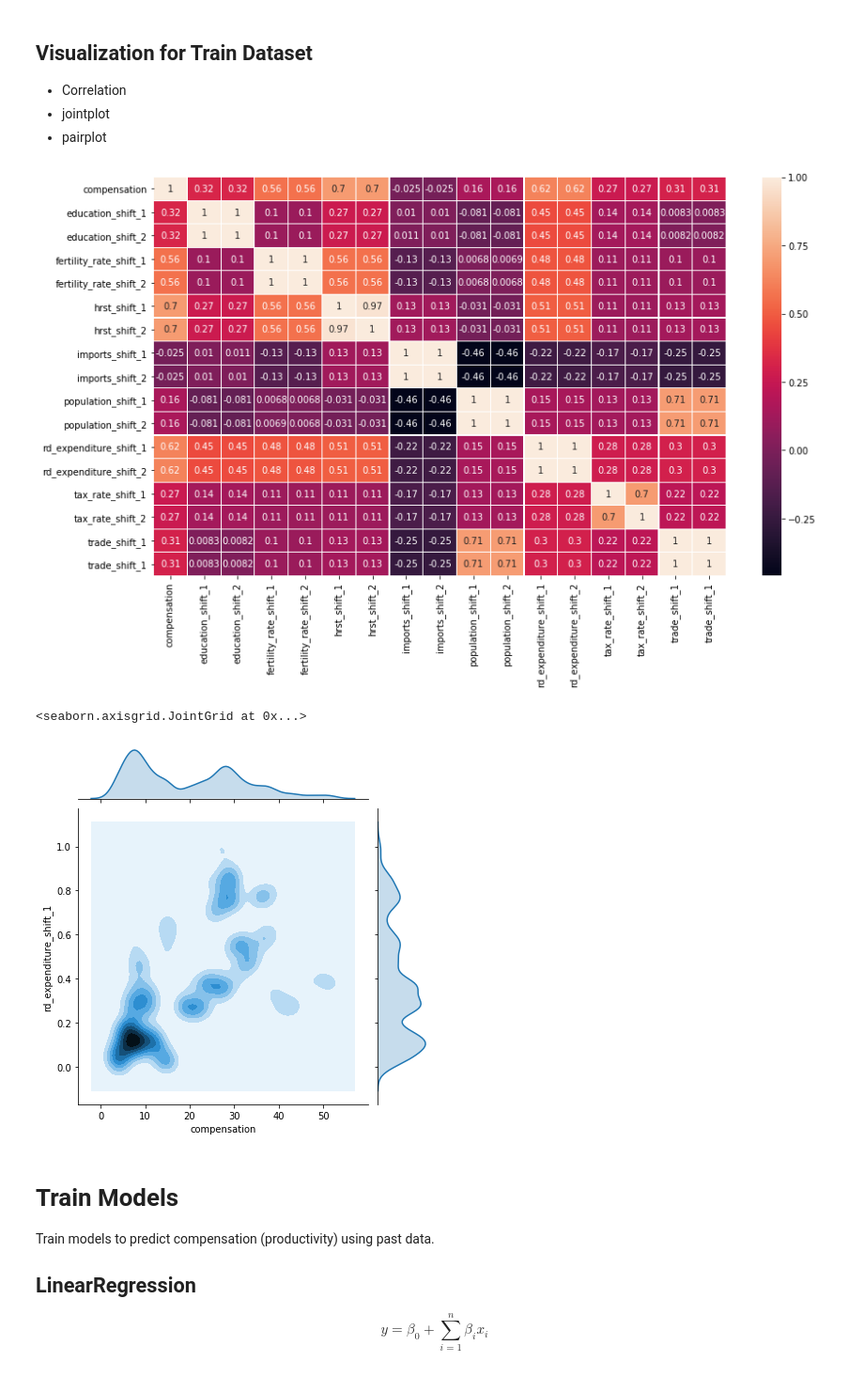
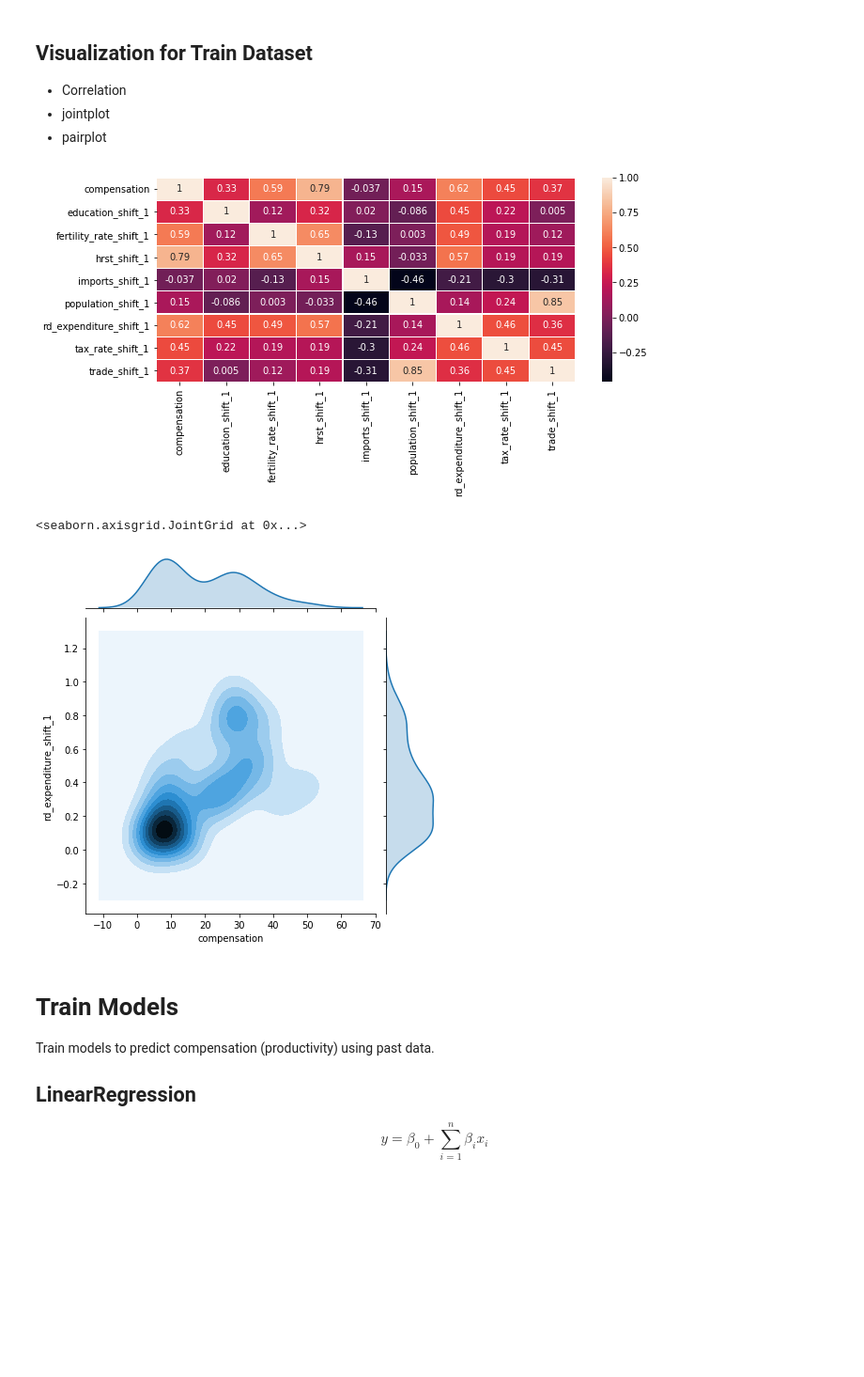
Before and after one commit to ADS-Group-15/eu-productivity-modeling, a Jupyter notebook: notebooks/models.ipynb, the cells around one changed output. Shown: that part at 94% size. Saved outputs shown, nothing was run; the diff lists cells and outputs as text; code cells hidden in the pictures; blank space fills up the shorter version.

```diff
--- a/notebooks/models.ipynb
+++ b/notebooks/models.ipynb
@@ -65,11 +65,11 @@ df.head()
 # %% [markdown]
 ## Add Aggregation Features
 # %%
-agg_params = {}
-for feature in features:
-    for shift in shift_range:
-        agg_params[f'{feature}_shift_{shift}_mean'] = (f'{feature}_shift_{shift}', 'mean')
+# agg_params = {}
+# for feature in features:
+#     for shift in shift_range:
+#         agg_params[f'{feature}_shift_{shift}_mean'] = (f'{feature}_shift_{shift}', 'mean')
 
-agg = df.groupby('year').agg(**agg_params).reset_index()
-df = df.merge(agg, on='year')
-df.head()
+# agg = df.groupby('year').agg(**agg_params).reset_index()
+# df = df.merge(agg, on='year')
+# df.head()
@@ -84,5 +76,5 @@ df.head()
 # %%
-for feature in features:
-    for shift in shift_range:
-        df[f'{feature}_shift_{shift}_mean_diff'] = df[f'{feature}_shift_{shift}'] - df[f'{feature}_shift_{shift}_mean']
-df.head()
+# for feature in features:
+#     for shift in shift_range:
+#         df[f'{feature}_shift_{shift}_mean_diff'] = df[f'{feature}_shift_{shift}'] - df[f'{feature}_shift_{shift}_mean']
+# df.head()
@@ -172,23 +156,23 @@ train shape: (21060, 78), test shape: (10530, 78)
 - pairplot
 # %%
 features = [
-    sorted(all_features),
+    sorted(shift_1_features)
 ]
 
 for fs in features:
     corr = train_df[
         ['compensation'] + fs
     ].corr()
-    plt.figure(figsize=(14,8))
+    plt.figure(figsize=(10,4))
     sns.heatmap(corr, annot=True, linewidths=0.2)
     plt.show()
 # %% [output]
-[figure, old version]
+[figure, new version]
 # %%
 sns.jointplot(data=train_df, x='compensation', y='rd_expenditure_shift_1', kind='kde')
 # %% [output]
 <seaborn.axisgrid.JointGrid at 0x...>
-[figure, old version]
+[figure, new version]
 # %% [markdown]
 # Train Models
 
```
Also changed, not shown: parts of 18 cells of this notebook, 2 other files.
